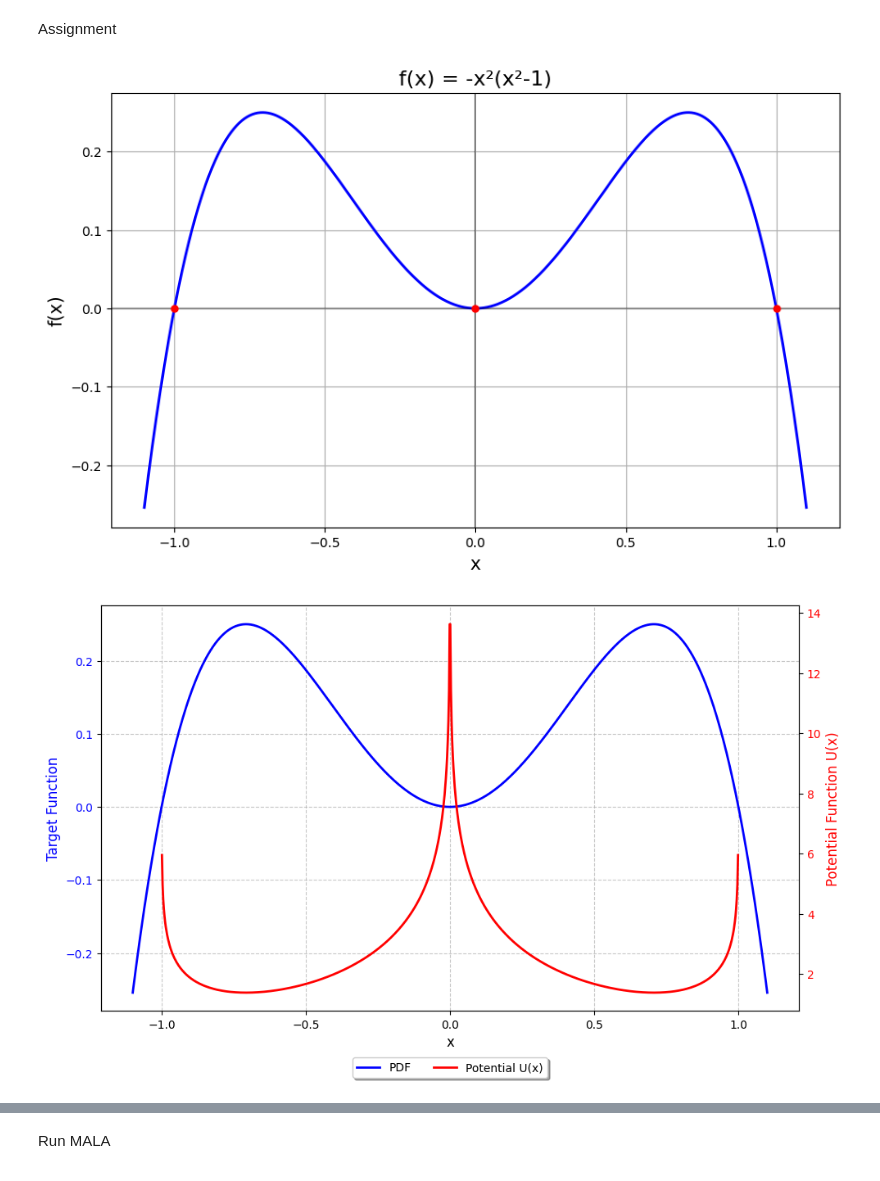
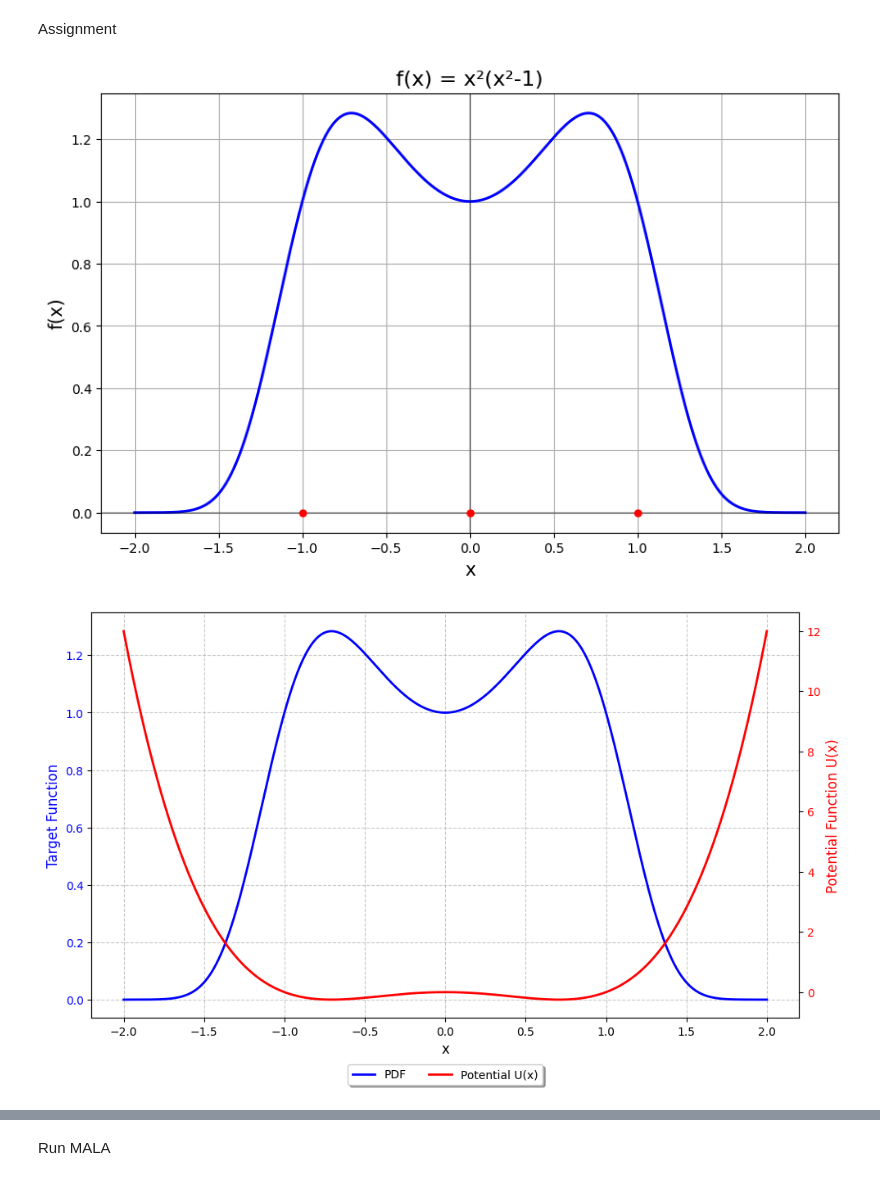
Before and after one commit to hashansl/learning, a Jupyter notebook: statistics/Bayesian/task-2 adam/mala_test.ipynb, the cells around one changed output, grey strips where cells are left out. Drawn from its saved outputs; the diff is of its cells as text; code cells hidden in the pictures.

```diff
--- a/statistics/Bayesian/task-2 adam/mala_test.ipynb
+++ b/statistics/Bayesian/task-2 adam/mala_test.ipynb
@@ -125,12 +125,12 @@ from scipy.stats import norm
 # Parameters
 x = 0.0                      # Current position
 grad_U = 1.0                # Gradient of potential at x (example value)
-epsilon = 0.3               # Step size
-step = epsilon
+epsilon = 0.3               # sigma size
+sigma = epsilon
 
 # MALA proposal (asymmetric)
-mean_mala = x - 0.5 * step**2 * grad_U
-std_mala = np.sqrt(2 * step)
+mean_mala = x - 0.5 * sigma**2 * grad_U
+std_mala = np.sqrt(2 * sigma)
 
 # Symmetric proposal (Random Walk Metropolis)
 mean_symmetric = x
@@ -233,15 +233,15 @@ import seaborn as sns
 np.random.seed(42)
 # %%
 def target_function(x):
-    return -x**2 * (x**2 - 1)
+    return np.exp(-(x**2 * (x**2 - 1)))
 
-x = np.linspace(-1.1, 1.1, 1000)
+x = np.linspace(-2, 2, 1000)
 y = target_function(x)
 # %%
 plt.figure(figsize=(10, 6))
 plt.plot(x, y, 'b-', lw=2)
 plt.grid(True)
-plt.title('f(x) = -x²(x²-1)', fontsize=16)
+plt.title('f(x) = x²(x²-1)', fontsize=16)
 plt.xlabel('x', fontsize=14)
 plt.ylabel('f(x)', fontsize=14)
 plt.axhline(y=0, color='k', linestyle='-', alpha=0.3)
@@ -254,16 +254,16 @@ for root in roots:
 
 plt.show()
 # %% [output]
-[figure, old version]
+[figure, new version]
 # %%
-def target_function(x): # PDF in our case
-    return -x**2 * (x**2 - 1)
+def target_function(x):
+    return np.exp(-(x**2 * (x**2 - 1)))
 
 def potential_function(x): # Potential function
     return -np.log(target_function(x))
 
 # Calculate PDF and potential function
-x = np.linspace(-1.1, 1.1, 1000)
+x = np.linspace(-2, 2, 1000)
 y = target_function(x)
 potential_values = potential_function(x)
 
@@ -274,31 +274,31 @@ fig, ax1 = plt.subplots(figsize=(10, 6))
 ax1.set_xlabel('x', fontsize=12)
 ax1.set_ylabel('Target Function', color='blue', fontsize=12)
 ax1.plot(x, y, 'b-', linewidth=2, label='PDF')
 ax1.tick_params(axis='y', labelcolor='blue')
 
 # Create a second y-axis for the potential function
 ax2 = ax1.twinx()
 ax2.set_ylabel('Potential Function U(x)', color='red', fontsize=12)
 ax2.plot(x, potential_values, 'r-', linewidth=2, label='Potential U(x)')
 ax2.tick_params(axis='y', labelcolor='red')
 
 # Add title and grid
 # plt.title(f'Normal Distribution: PDF and Potential Function (μ={mu}, σ={sigma})', fontsize=14)
 ax1.grid(True, linestyle='--', alpha=0.7)
 
 # Add legends
 lines1, labels1 = ax1.get_legend_handles_labels()
 lines2, labels2 = ax2.get_legend_handles_labels()
 ax1.legend(lines1 + lines2, labels1 + labels2, loc='upper center', bbox_to_anchor=(0.5, -0.1),
            ncol=2, fancybox=True, shadow=True)
 
 # Add formula annotations
 # plt.figtext(0.15, 0.02, r'PDF(x) = $\frac{1}{\sigma\sqrt{2\pi}} e^{-\frac{(x-\mu)^2}{2\sigma^2}}$', fontsize=10)
 # plt.figtext(0.65, 0.02, r'U(x) = $\frac{(x-\mu)^2}{2\sigma^2}$', fontsize=10)
 
 plt.tight_layout()
 plt.subplots_adjust(bottom=0.15)  # Make room for formula annotations
 # plt.savefig('normal_distribution_potential.png', dpi=300, bbox_inches='tight')
 plt.show()
 # %% [output]
-[figure, old version]
+[figure, new version]
```
Also changed, not shown: parts of 18 cells of this notebook.
